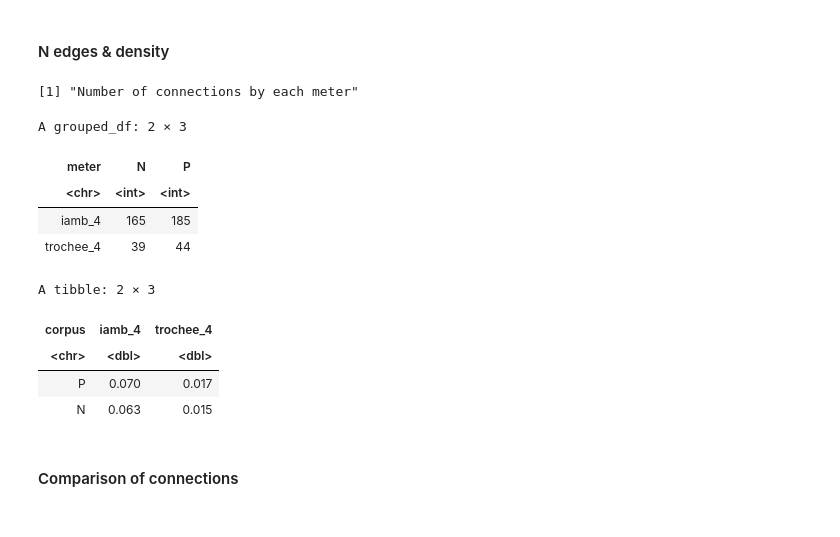
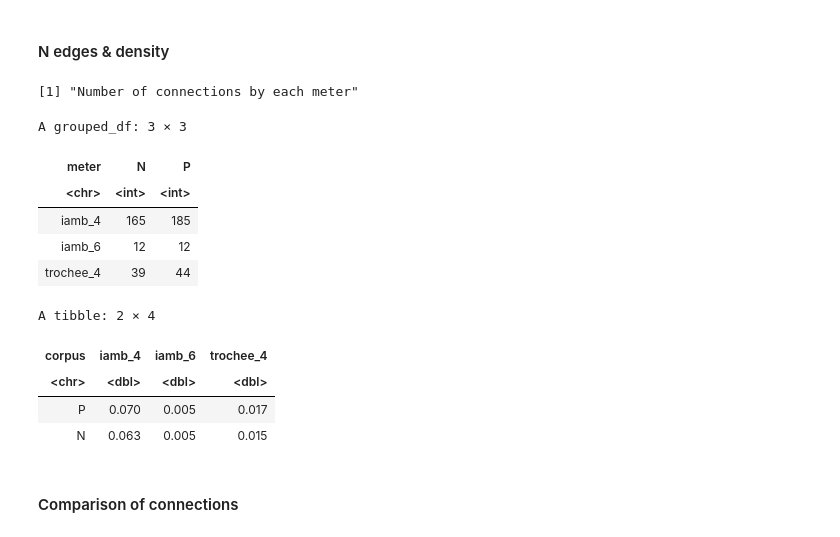
Before and after one commit to tonyamart/iamb_networks, a Jupyter notebook: scr/03_02_Networks_periodicals.ipynb, the cells around one changed output. Cells and saved outputs as stored; diff of their text form; code cells hidden in the pictures.

```diff
--- a/scr/03_02_Networks_periodicals.ipynb
+++ b/scr/03_02_Networks_periodicals.ipynb
@@ -678,16 +712,17 @@ A grouped_df: 10 × 6
 
 print("Number of connections by each meter")
 edgelist %>%
-    filter(meter %in% c("iamb_4", "trochee_4")) %>%
+    filter(meter %in% c("iamb_4", "iamb_6", "trochee_4")) %>%
     group_by(meter, corpus) %>%
     count(sort = F) %>%
     pivot_wider(names_from = corpus, values_from = n)
 # %% [output]
 [1] "Number of connections by each meter"
-A grouped_df: 2 × 3
+A grouped_df: 3 × 3
 | meter | N | P |
 | <chr> | <int> | <int> |
 | iamb_4 | 165 | 185 |
+| iamb_6 | 12 | 12 |
 | trochee_4 | 39 | 44 |
 # %%
 density_vector <- function(formula) {
@@ -706,13 +741,15 @@ density_vector <- function(formula) {
 # %%
 tibble(corpus = c("P", "N"),
       iamb_4 = round(density_vector("iamb_4"), 3),
-      trochee_4 = round(density_vector("trochee_4"), 3))
+      iamb_6 = round(density_vector("iamb_6"), 3),
+      trochee_4 = round(density_vector("trochee_4"), 3),
+      )
 # %% [output]
-A tibble: 2 × 3
+A tibble: 2 × 4
-| corpus | iamb_4 | trochee_4 |
-| <chr> | <dbl> | <dbl> |
-| P | 0.070 | 0.017 |
-| N | 0.063 | 0.015 |
+| corpus | iamb_4 | iamb_6 | trochee_4 |
+| <chr> | <dbl> | <dbl> | <dbl> |
+| P | 0.070 | 0.005 | 0.017 |
+| N | 0.063 | 0.005 | 0.015 |
 # %% [markdown]
 #### Comparison of connections
 # %%
```
Also changed, not shown: parts of 15 cells of this notebook, 3 other files.
